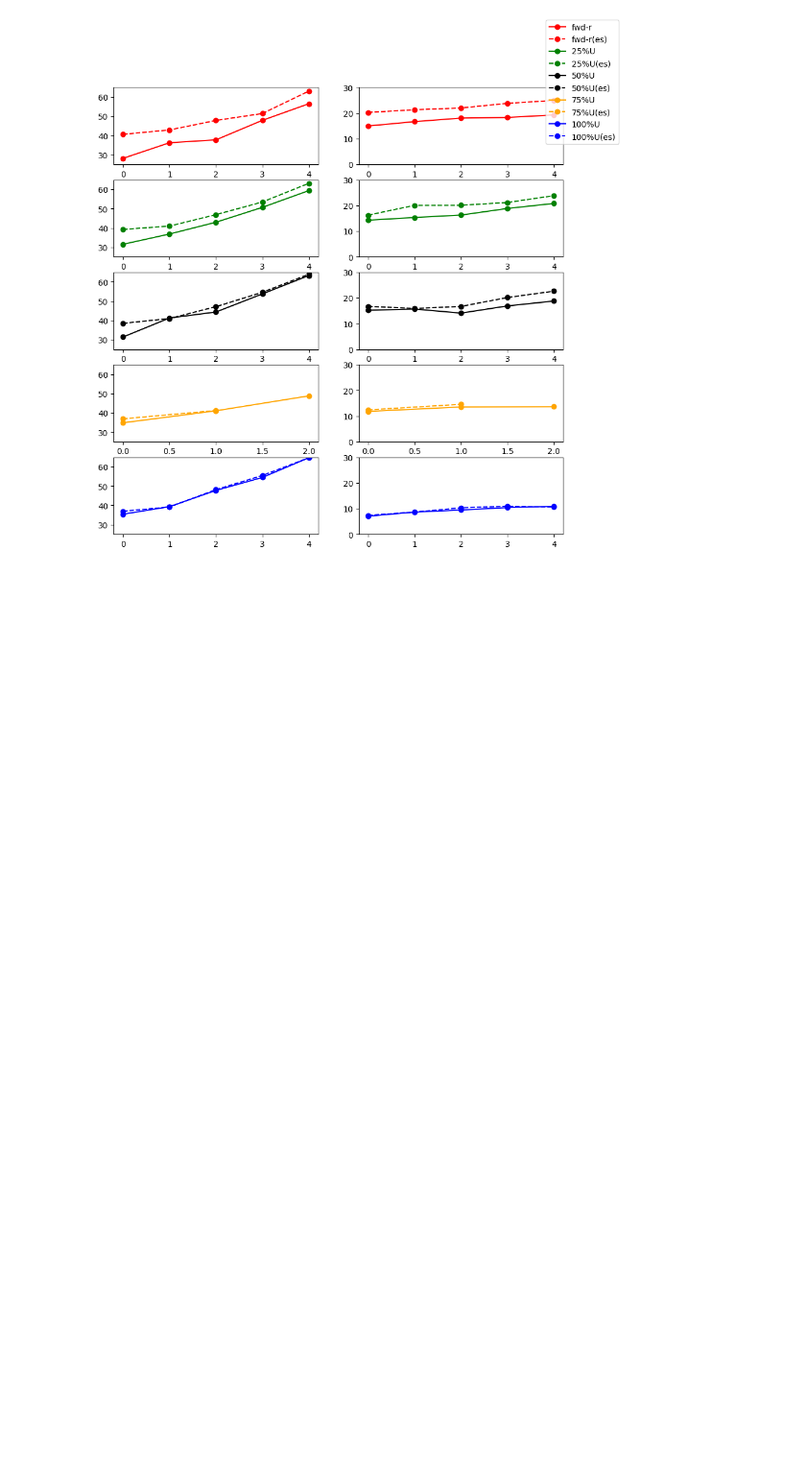
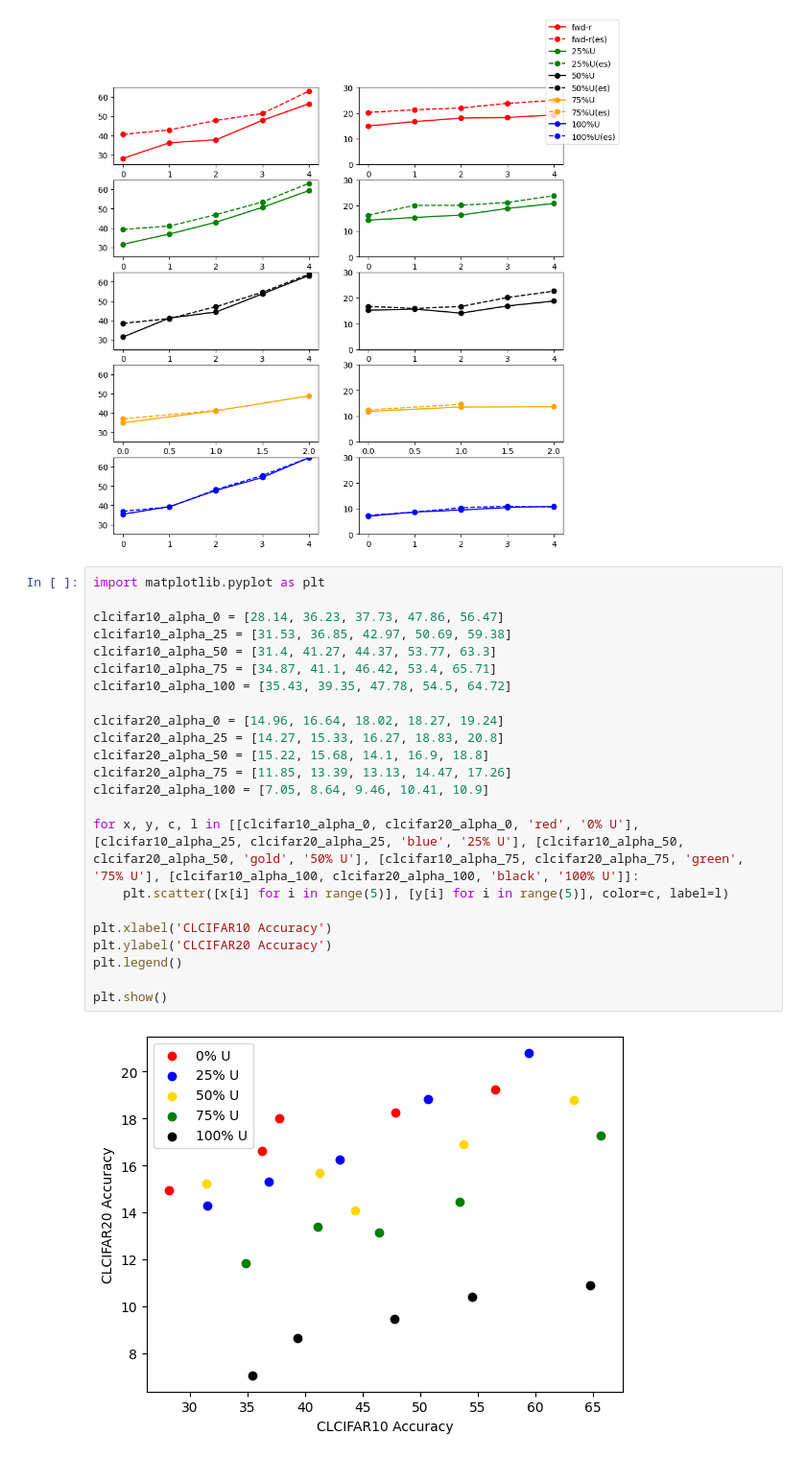
Before and after one commit to anthony-wss/cll-experiment, a Jupyter notebook: results/interpolate/analysis.ipynb, the cells around one changed output. Shown: that part at 96% size. Cells and saved outputs as stored; diff of their text form; blank space fills up the shorter version.

```diff
--- a/results/interpolate/analysis.ipynb
+++ b/results/interpolate/analysis.ipynb
@@ -279,3 +277,28 @@ for i in range(5):
 plt.show()
 # %% [output]
 [figure]
+# %%
+import matplotlib.pyplot as plt
+
+clcifar10_alpha_0 = [28.14, 36.23, 37.73, 47.86, 56.47]
+clcifar10_alpha_25 = [31.53, 36.85, 42.97, 50.69, 59.38]
+clcifar10_alpha_50 = [31.4, 41.27, 44.37, 53.77, 63.3]
+clcifar10_alpha_75 = [34.87, 41.1, 46.42, 53.4, 65.71]
+clcifar10_alpha_100 = [35.43, 39.35, 47.78, 54.5, 64.72]
+
+clcifar20_alpha_0 = [14.96, 16.64, 18.02, 18.27, 19.24]
+clcifar20_alpha_25 = [14.27, 15.33, 16.27, 18.83, 20.8]
+clcifar20_alpha_50 = [15.22, 15.68, 14.1, 16.9, 18.8]
+clcifar20_alpha_75 = [11.85, 13.39, 13.13, 14.47, 17.26]
+clcifar20_alpha_100 = [7.05, 8.64, 9.46, 10.41, 10.9]
+
+for x, y, c, l in [[clcifar10_alpha_0, clcifar20_alpha_0, 'red', '0% U'], [clcifar10_alpha_25, clcifar20_alpha_25, 'blue', '25% U'], [clcifar10_alpha_50, clcifar20_alpha_50, 'gold', '50% U'], [clcifar10_alpha_75, clcifar20_alpha_75, 'green', '75% U'], [clcifar10_alpha_100, clcifar20_alpha_100, 'black', '100% U']]:
+    plt.scatter([x[i] for i in range(5)], [y[i] for i in range(5)], color=c, label=l)
+
+plt.xlabel('CLCIFAR10 Accuracy')
+plt.ylabel('CLCIFAR20 Accuracy')
+plt.legend()
+
+plt.show()
+# %% [output]
+[figure, added]
```
Also changed, not shown: parts of 7 cells of this notebook, 26 other files.
